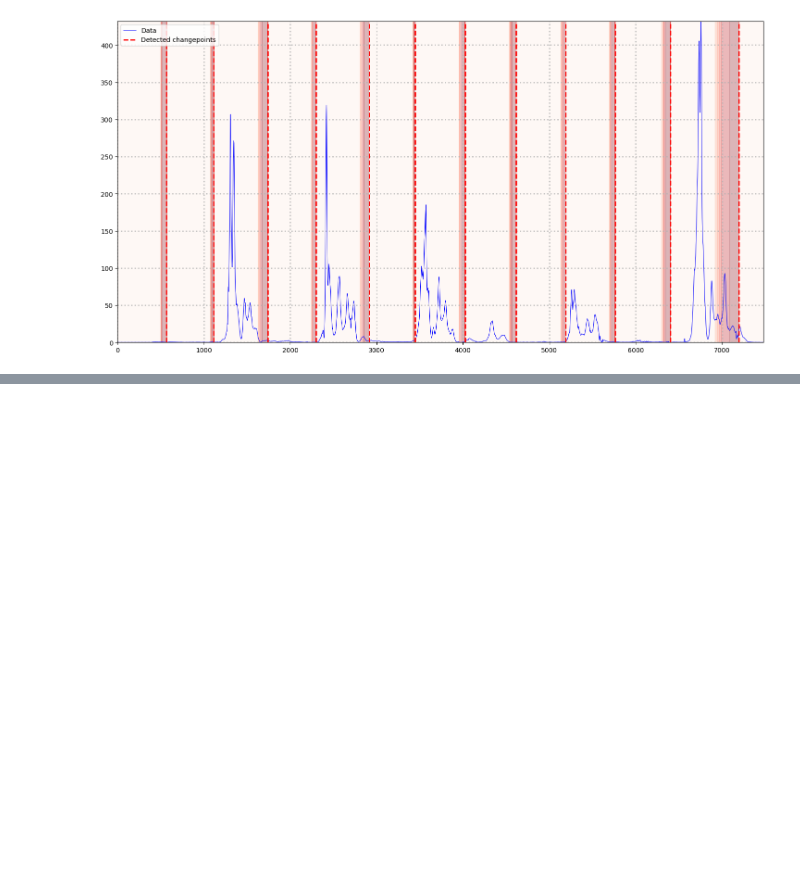
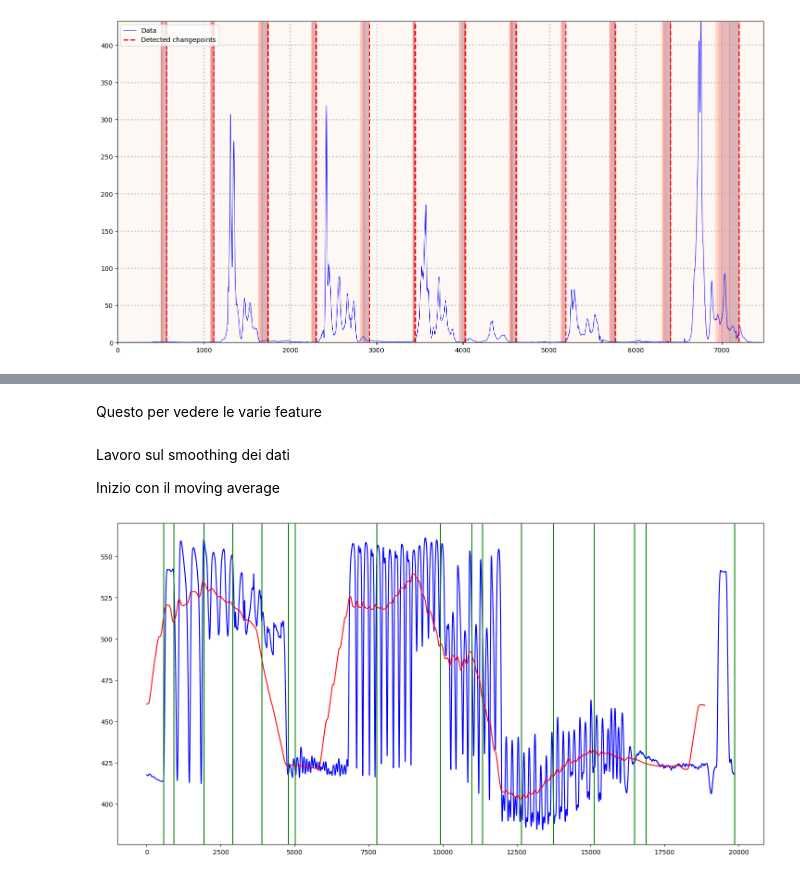
Before and after one commit to mosenco/CUSUMMO, a Jupyter notebook: main.ipynb, the cells around one changed output, grey strips where cells are left out. Saved outputs shown, nothing was run; the diff lists cells and outputs as text; code cells hidden in the pictures; blank space fills up the shorter version.

```diff
--- a/main.ipynb
+++ b/main.ipynb
@@ -528,0 +679,71 @@ plt.show()
+# %% [markdown]
+Questo per vedere le varie feature
+# %%
+import pandas as pd
+import matplotlib.pyplot as plt
+import numpy as np
+
+colors=['g','r','c','m','y','k','w']
+
+df=pd.read_csv("cora_0005.txt",sep=' ', header=None)
+df["som"]=df.sum(axis=1)
+#df=df.iloc[:,8].values
+
+
+
+#plt.plot(np.arange(len(gt)),gt,'g')
+
+
+for index,idx in enumerate(range(0,8)):
+    plt.figure(figsize=(18,9))
+    plt.plot(np.arange(len(df.iloc[:,8].values)),df.iloc[:,8].values,'blue')
+    plt.plot(np.arange(len(df.iloc[:,idx].values)),df.iloc[:,idx].values,colors[index%len(colors)])
+# %% [markdown]
+Lavoro sul smoothing dei dati
+
+Inizio con il moving average
+# %%
+from statsmodels.tsa.seasonal import seasonal_decompose
+from dateutil.parser import parse
+import pandas as pd
+import matplotlib.pyplot as plt
+import numpy as np
+
+feat=df.iloc[:,3]
+
+df=pd.read_csv("cora_0005.txt",sep=' ', header=None)
+df["som"]=df.sum(axis=1)
+
+#df=df.iloc[:,8].values
+window_size = 1000
+#myseries = pd.Series(df["som"])
+myseries = pd.Series(feat)
+my_win = myseries.rolling(window_size)
+mov_avg = my_win.mean()
+mov_avg_list = mov_avg.tolist()
+final_list = mov_avg_list[window_size-1:]
+
+
+
+plt.figure(figsize=(18,9))
+plt.plot(np.arange(len(feat.values)),feat.values,'blue')
+plt.plot(np.arange(len(final_list)),final_list,'red')
+
+gt=pd.read_csv("cora_0005_groundtruth.txt",sep=' ', header=None)
+gt=gt.iloc[:,0].values
+
+# determino la posizione relativa dei groundtruth per poi allungare il array
+#calcolo la lunghezza del nuovo array
+stretch_df = []
+#calcolo la posizione relativa dei uno in gt
+
+for idx,i in enumerate(gt):
+
+    relpos = len(df)*i/gt[-1]
+    stretch_df.append(relpos)
+
+#plt.plot(np.arange(len(stretch_df)),stretch_df,'blue')
+for j in stretch_df:
+    plt.axvline(x = j, color = 'green')
+# %% [output]
+[figure, added]
```
Also changed, not shown: parts of 14 cells of this notebook, 2 other files.
